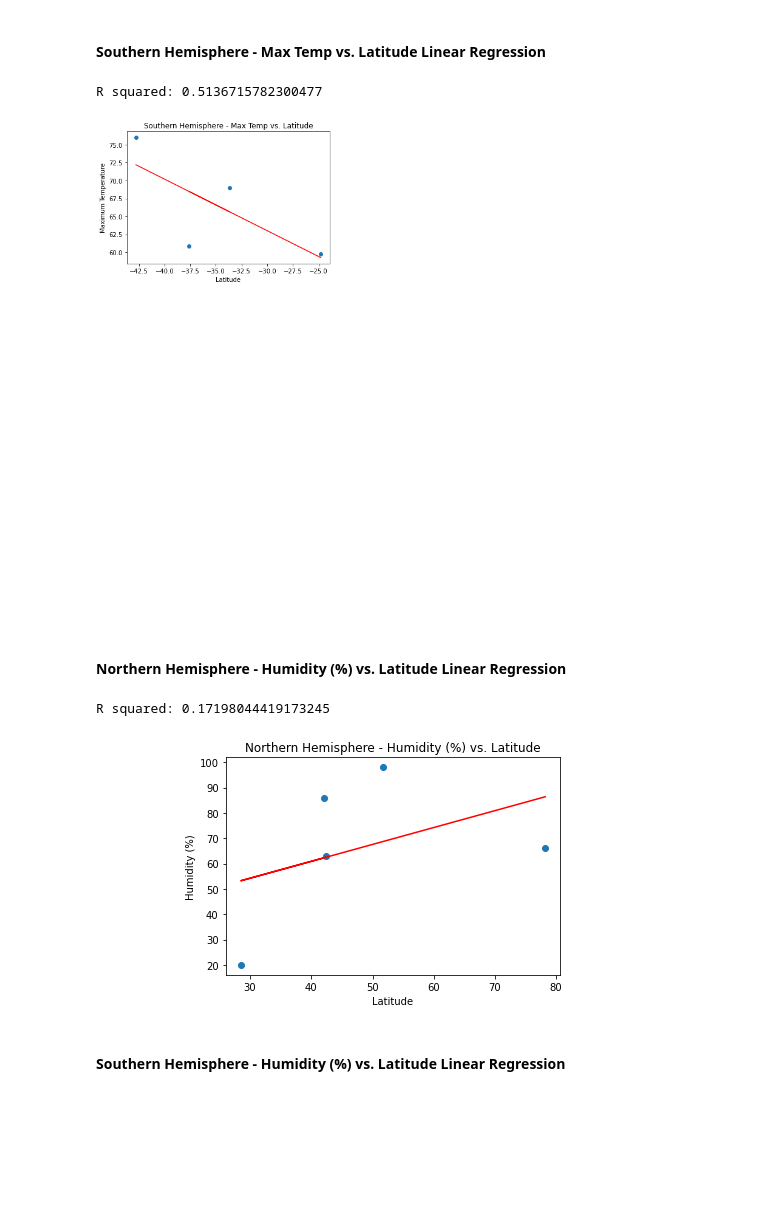
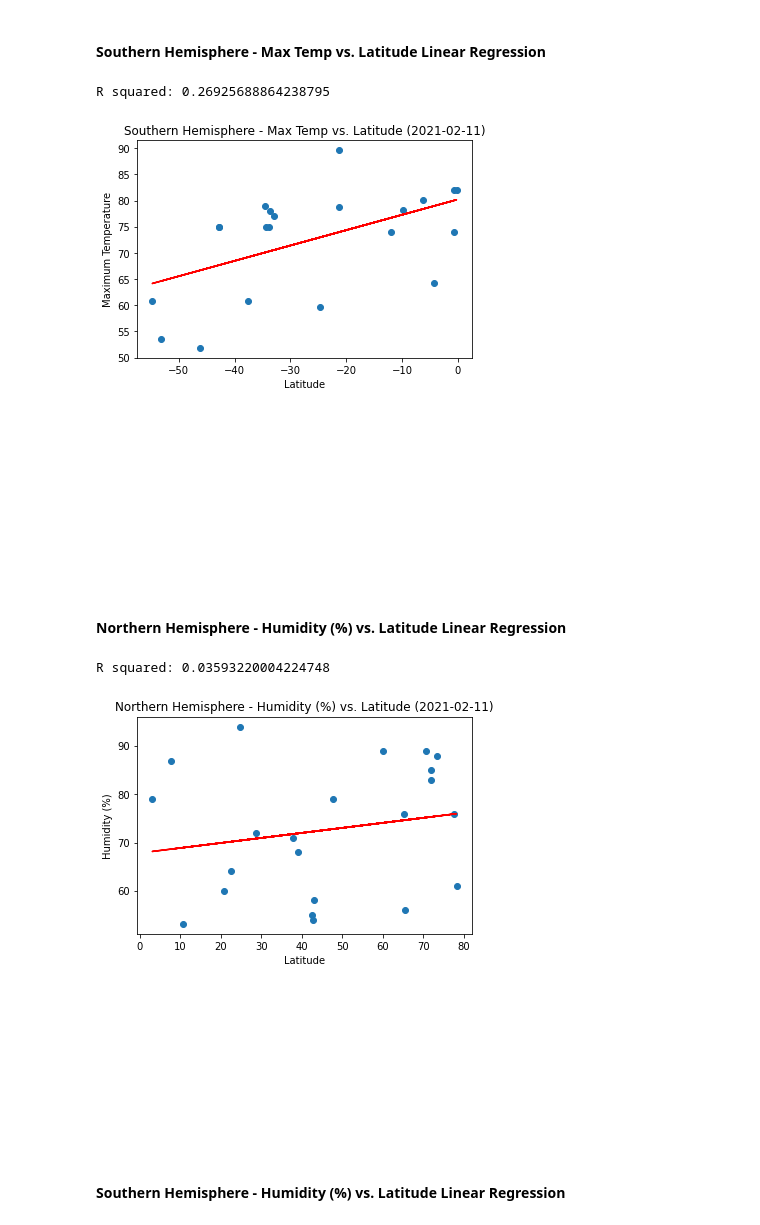
Before and after one commit to tonju27/python-api-challenge, a Jupyter notebook: WeatherPy/WeatherPy.ipynb, the cells around one changed output. Drawn from its saved outputs; the diff is of its cells as text; code cells hidden in the pictures; blank space fills up the shorter version.

```diff
--- a/WeatherPy/WeatherPy.ipynb
+++ b/WeatherPy/WeatherPy.ipynb
@@ -99,6 +100,6 @@ for x in range(len(cities)):
         print("value error pass")
 
     limit += 1
-    if limit == 10: break
+    if limit == 50: break
     time.sleep(1)
 # %% [output]
@@ -297,33 +307,33 @@ R squared: 0.65617139104251
 # %%
 ## assign x and y values
 x_values = southern["lat"]
 y_values = southern["temp"]
 
 # Run linear regression
 (slope, intercept, rvalue, pvalue, stderr) = linregress(x_values, y_values)
 regress_values = x_values * slope + intercept
 line_eq = "y = " + str(round(slope,2)) + "x + " + str(round(intercept,2))
 
 # Plot scatter plot
 plt.scatter(x_values,y_values)
 
 # Plot regression line
 plt.plot(x_values,regress_values,"r-")
 plt.annotate(line_eq,(6,10),fontsize=15,color="red")
 
 # Label plot
 plt.ylabel('Maximum Temperature')
 plt.xlabel('Latitude')
-plt.title('Southern Hemisphere - Max Temp vs. Latitude')
+plt.title("Southern Hemisphere - Max Temp vs. Latitude (" + tmpDate + ")")
 
 # Print r square value
 print(f"R squared: {rvalue**2}")
 
 # Show plot
 plt.show()
 # %% [output]
-R squared: 0.5136715782300477
+R squared: 0.26925688864238795
-[figure, old version]
+[figure, new version]
 # %% [markdown]
 ####  Northern Hemisphere - Humidity (%) vs. Latitude Linear Regression
 # %%
@@ -346,7 +356,7 @@ plt.annotate(line_eq,(6,10),fontsize=15,color="red")
 # Label plot
 plt.ylabel('Humidity (%)')
 plt.xlabel('Latitude')
-plt.title('Northern Hemisphere - Humidity (%) vs. Latitude')
+plt.title("Northern Hemisphere - Humidity (%) vs. Latitude (" + tmpDate + ")")
 
 # Print r square value
 print(f"R squared: {rvalue**2}")
@@ -354,8 +364,8 @@ print(f"R squared: {rvalue**2}")
 # Show plot
 plt.show()
 # %% [output]
-R squared: 0.17198044419173245
+R squared: 0.03593220004224748
-[figure, old version]
+[figure, new version]
 # %% [markdown]
 ####  Southern Hemisphere - Humidity (%) vs. Latitude Linear Regression
 # %%
```
Also changed, not shown: parts of 16 cells of this notebook, 6 other files.
